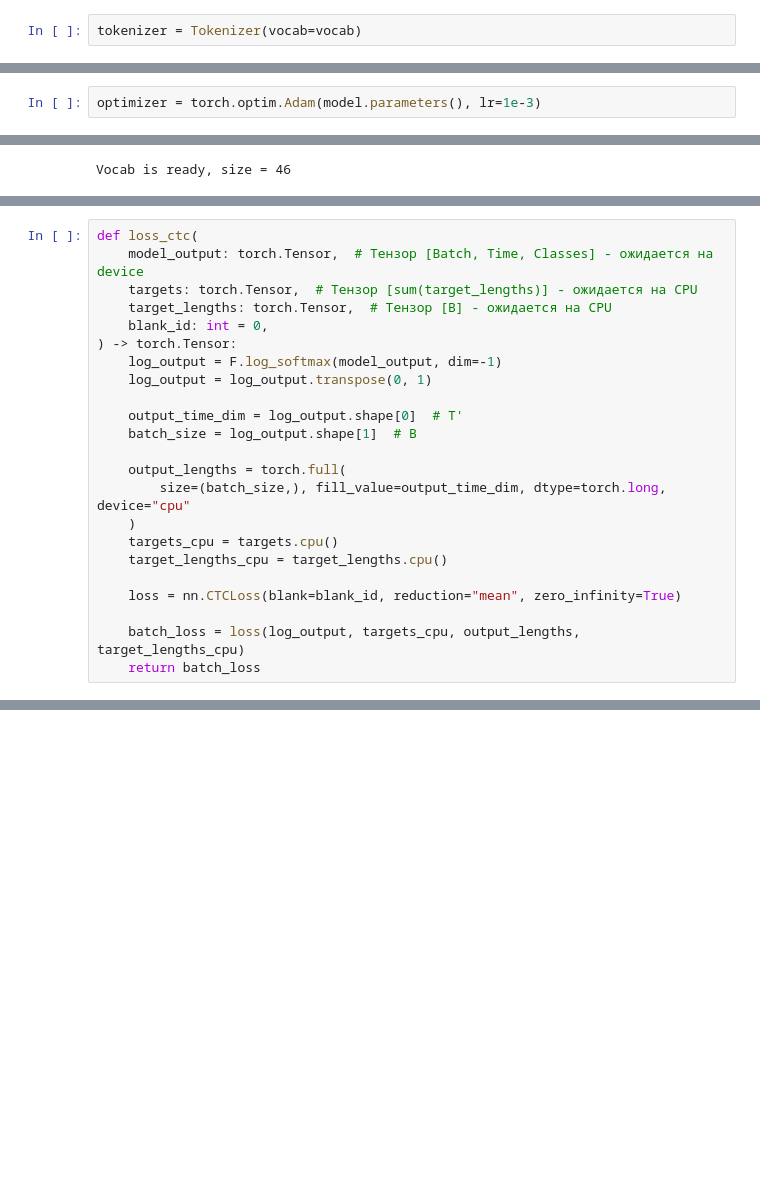
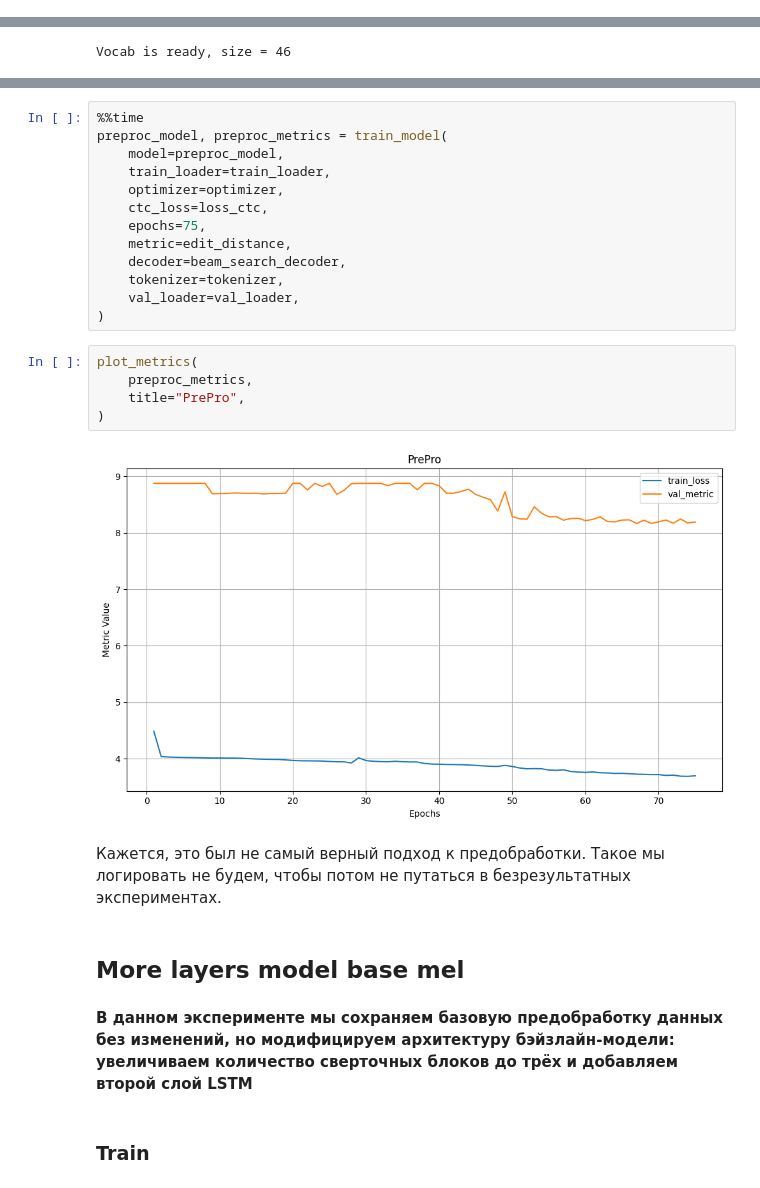
Before and after one commit to vlalalapki/audio_morse_decoder, a Jupyter notebook: notebooks/models.ipynb, the cells around one changed output, grey strips where cells are left out. Cells and saved outputs as stored; diff of their text form; blank space fills up the shorter version.

```diff
--- a/notebooks/models.ipynb
+++ b/notebooks/models.ipynb
@@ -78,2 +0,0 @@ Wall time: 997 μs
-# %%
-tokenizer = Tokenizer(vocab=vocab)
@@ -165,2 +0,0 @@ print(decoded_sequences)  # → ['БЯХ']
-# %%
-optimizer = torch.optim.Adam(model.parameters(), lr=1e-3)
@@ -624,23 +1073,0 @@ def decoding_to_tokens(
-# %%
-def loss_ctc(
-    model_output: torch.Tensor,  # Тензор [Batch, Time, Classes] - ожидается на device
-    targets: torch.Tensor,  # Тензор [sum(target_lengths)] - ожидается на CPU
-    target_lengths: torch.Tensor,  # Тензор [B] - ожидается на CPU
-    blank_id: int = 0,
-) -> torch.Tensor:
-    log_output = F.log_softmax(model_output, dim=-1)
-    log_output = log_output.transpose(0, 1)
-
-    output_time_dim = log_output.shape[0]  # T'
-    batch_size = log_output.shape[1]  # B
-
-    output_lengths = torch.full(
-        size=(batch_size,), fill_value=output_time_dim, dtype=torch.long, device="cpu"
-    )
-    targets_cpu = targets.cpu()
-    target_lengths_cpu = target_lengths.cpu()
-
-    loss = nn.CTCLoss(blank=blank_id, reduction="mean", zero_infinity=True)
-
-    batch_loss = loss(log_output, targets_cpu, output_lengths, target_lengths_cpu)
-    return batch_loss
@@ -915,0 +1074,29 @@ Error:
+# %%
+%%time
+preproc_model, preproc_metrics = train_model(
+    model=preproc_model,
+    train_loader=train_loader,
+    optimizer=optimizer,
+    ctc_loss=loss_ctc,
+    epochs=75,
+    metric=edit_distance,
+    decoder=beam_search_decoder,
+    tokenizer=tokenizer,
+    val_loader=val_loader,
+)
+# %%
+plot_metrics(
+    preproc_metrics,
+    title="PrePro",
+)
+# %% [output]
+[figure, added]
+# %% [markdown]
+Кажется, это был не самый верный подход к предобработки. Такое мы логировать не будем, чтобы потом не путаться в безрезультатных экспериментах.
+# %% [markdown]
+## More layers model base mel
+# %% [markdown]
+**В данном эксперименте мы сохраняем базовую предобработку данных без изменений, но модифицируем архитектуру бэйзлайн-модели: <br>
+увеличиваем количество сверточных блоков до трёх и добавляем второй слой LSTM**
+# %% [markdown]
+### Train
```
Also changed, not shown: parts of 252 cells of this notebook, 17 other files.
